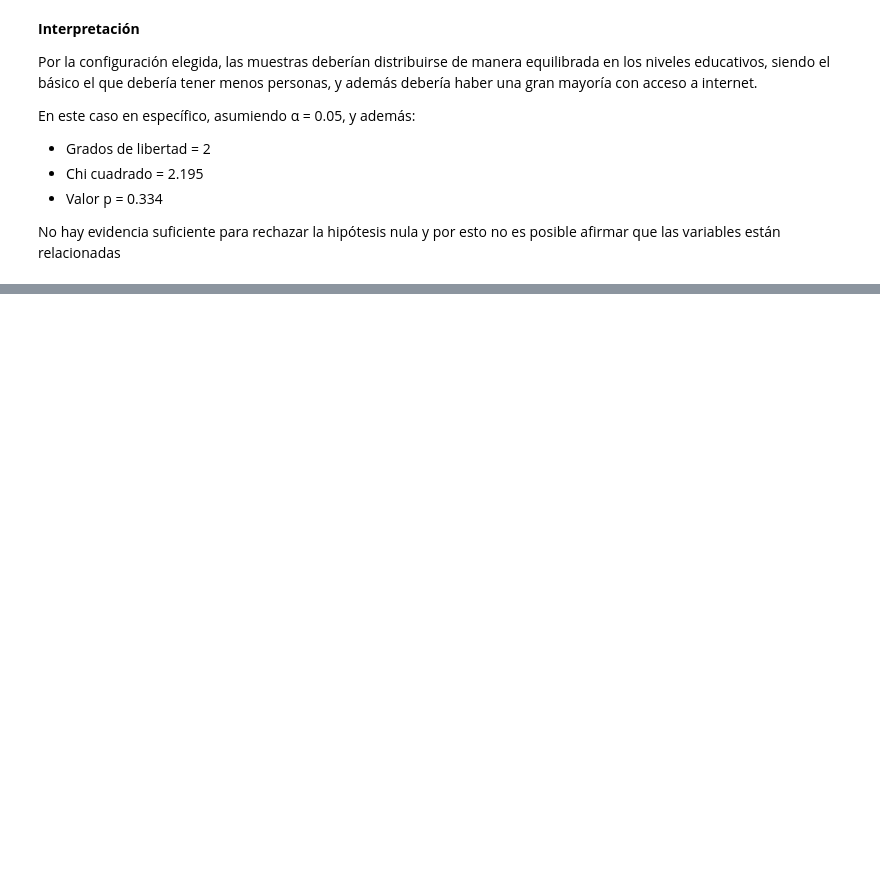
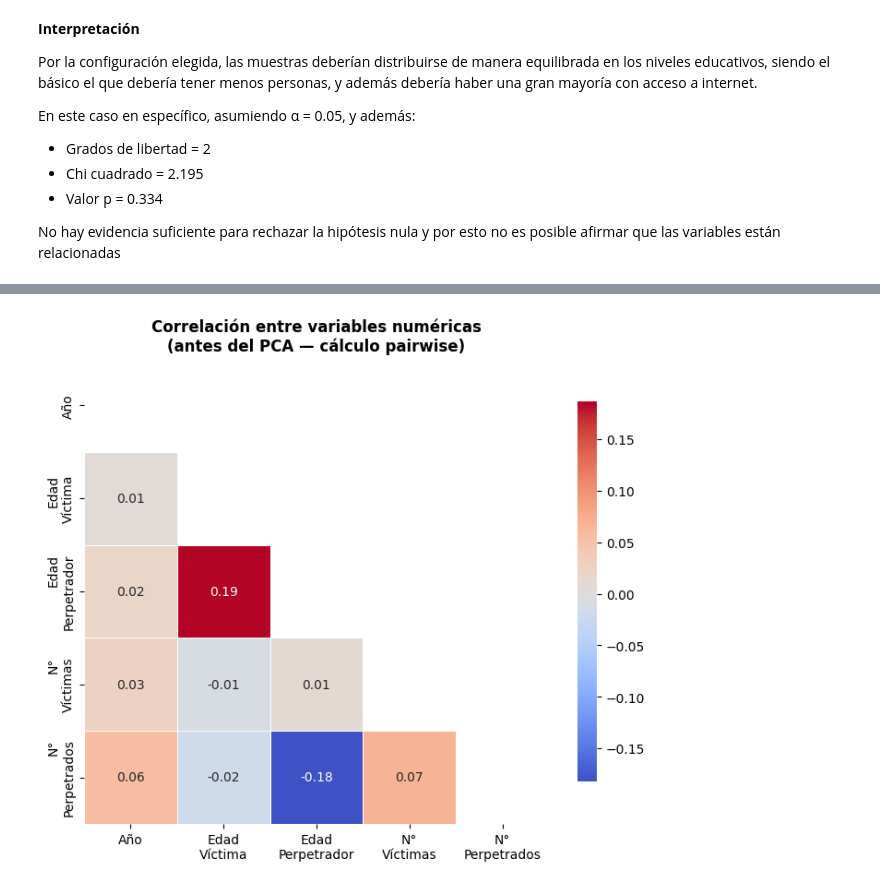
Before and after one commit to eospgonz10/statistical_analytics_homicide, a Jupyter notebook: sesiones_practicas/sp_2_juan_jose_garcia_alvarez_estiven_ospina_gonzalez.ipynb, the cells around one changed output, grey strips where cells are left out. Drawn from its saved outputs; the diff is of its cells as text; code cells hidden in the pictures; blank space fills up the shorter version.

```diff
--- a/sesiones_practicas/sp_2_juan_jose_garcia_alvarez_estiven_ospina_gonzalez.ipynb
+++ b/sesiones_practicas/sp_2_juan_jose_garcia_alvarez_estiven_ospina_gonzalez.ipynb
@@ -466,0 +572,26 @@ No hay evidencia suficiente para rechazar la hipótesis nula y por esto no es po
+# %%
+cols_num = ['Year', 'Victim Age', 'Perpetrator Age', 'Victim Count', 'Perpetrator Count']
+corr_num = df[cols_num].corr()
+
+etiquetas = ['Año', 'Edad\nVíctima', 'Edad\nPerpetrador', 'N°\nVíctimas', 'N°\nPerpetrados']
+
+plt.figure(figsize=(7, 6))
+mask = np.triu(np.ones_like(corr_num, dtype=bool))
+sns.heatmap(
+    corr_num,
+    annot=True,
+    fmt='.2f',
+    cmap='coolwarm',
+    center=0,
+    mask=mask,
+    square=True,
+    linewidths=0.5,
+    xticklabels=etiquetas,
+    yticklabels=etiquetas,
+    cbar_kws={'shrink': 0.8}
+)
+plt.title('Correlación entre variables numéricas\n(antes del PCA — cálculo pairwise)', fontsize=12, fontweight='bold')
+plt.tight_layout()
+plt.show()
+# %% [output]
+[figure, added]
```
Also changed, not shown: parts of 9 cells of this notebook.
